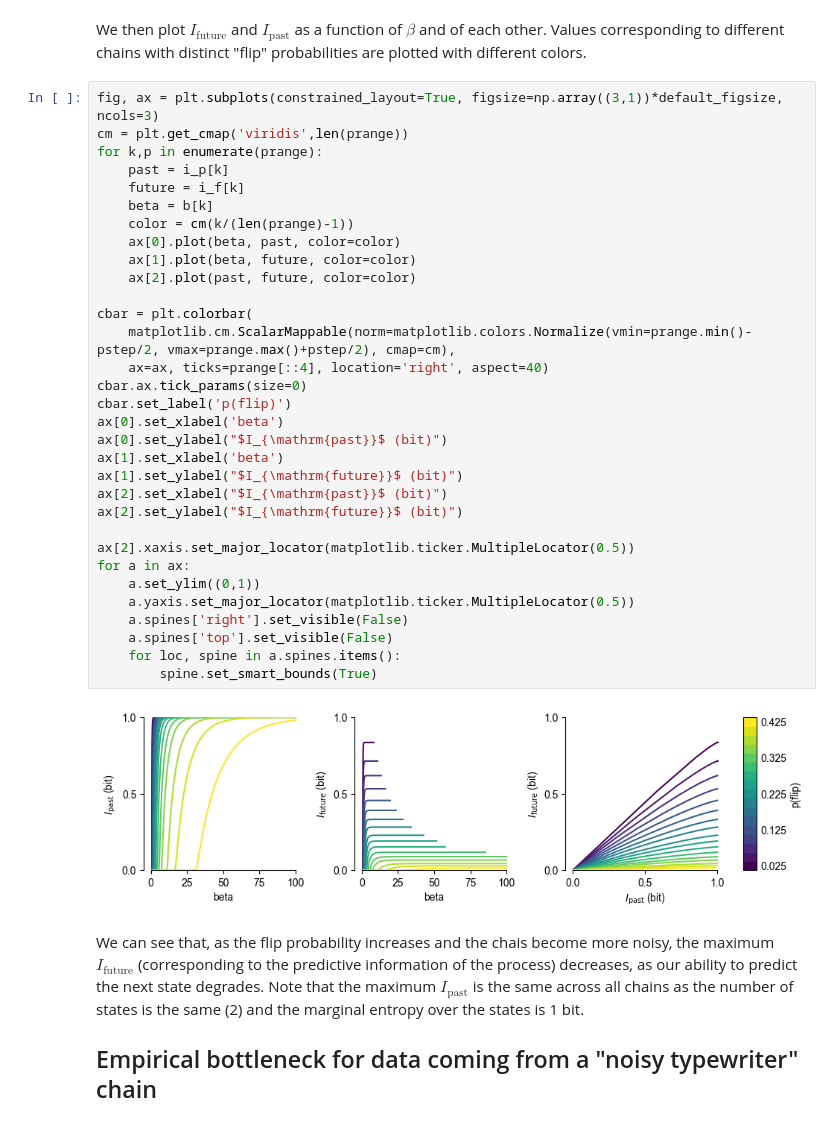
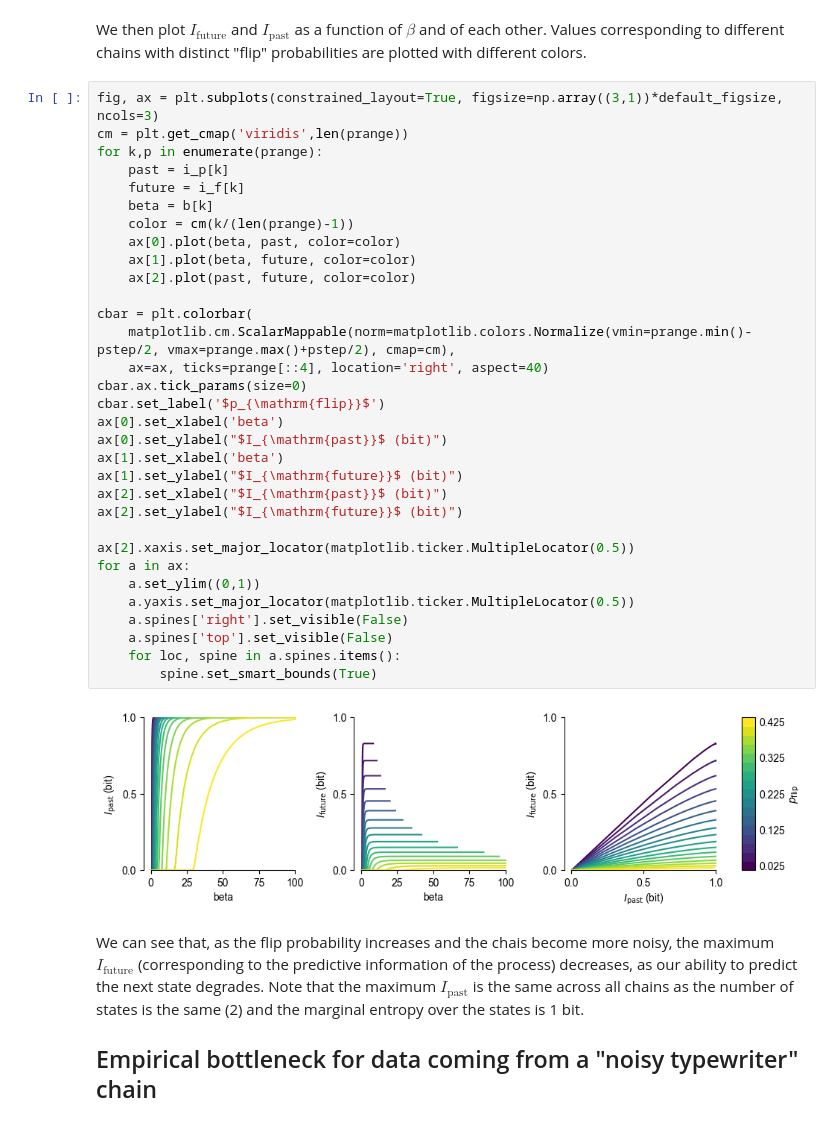
Before and after one commit to epiasini/embo-github-mirror, a Jupyter notebook: embo/examples/Markov-Chains.ipynb, the cells around one changed output. Saved outputs shown, nothing was run; the diff lists cells and outputs as text.

```diff
--- a/embo/examples/Markov-Chains.ipynb
+++ b/embo/examples/Markov-Chains.ipynb
@@ -114,35 +114,35 @@ fig, ax = plt.subplots(constrained_layout=True, figsize=np.array((3,1))*default_
 cm = plt.get_cmap('viridis',len(prange))
 for k,p in enumerate(prange):
     past = i_p[k]
     future = i_f[k]
     beta = b[k]
     color = cm(k/(len(prange)-1))
     ax[0].plot(beta, past, color=color)
     ax[1].plot(beta, future, color=color)
     ax[2].plot(past, future, color=color)
 
 cbar = plt.colorbar(
     matplotlib.cm.ScalarMappable(norm=matplotlib.colors.Normalize(vmin=prange.min()-pstep/2, vmax=prange.max()+pstep/2), cmap=cm),
     ax=ax, ticks=prange[::4], location='right', aspect=40)
 cbar.ax.tick_params(size=0)
-cbar.set_label('p(flip)')
+cbar.set_label('$p_{\mathrm{flip}}$')
 ax[0].set_xlabel('beta')
 ax[0].set_ylabel("$I_{\mathrm{past}}$ (bit)")
 ax[1].set_xlabel('beta')
 ax[1].set_ylabel("$I_{\mathrm{future}}$ (bit)")
 ax[2].set_xlabel("$I_{\mathrm{past}}$ (bit)")
 ax[2].set_ylabel("$I_{\mathrm{future}}$ (bit)")
 
 ax[2].xaxis.set_major_locator(matplotlib.ticker.MultipleLocator(0.5))
 for a in ax:
     a.set_ylim((0,1))
     a.yaxis.set_major_locator(matplotlib.ticker.MultipleLocator(0.5))
     a.spines['right'].set_visible(False)
     a.spines['top'].set_visible(False)
     for loc, spine in a.spines.items():
         spine.set_smart_bounds(True)
 # %% [output]
-[figure, old version]
+[figure, new version]
 # %% [markdown]
 We can see that, as the flip probability increases and the chais become more noisy, the maximum $I_{\textrm{future}}$ (corresponding to the predictive information of the process) decreases, as our ability to predict the next state degrades. Note that the maximum $I_{\textrm{past}}$ is the same across all chains as the number of states is the same (2) and the marginal entropy over the states is 1 bit.
 
```
Also changed, not shown: parts of 5 cells of this notebook.
